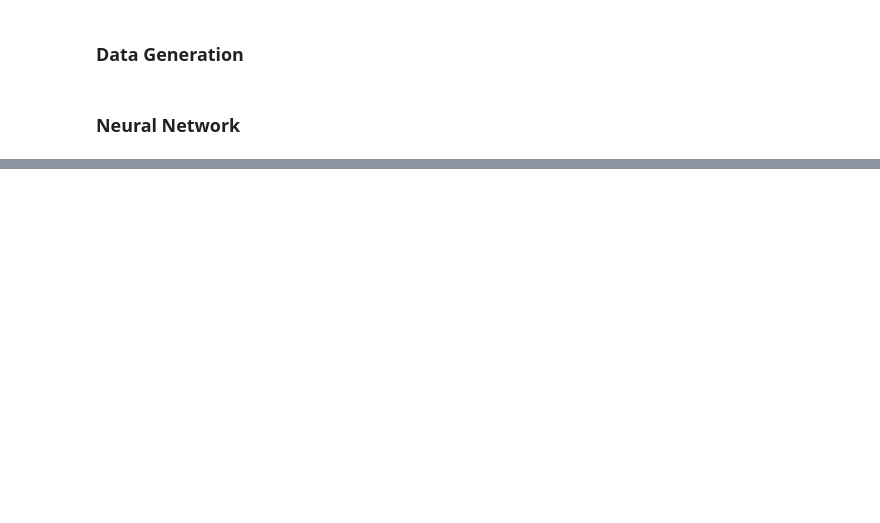
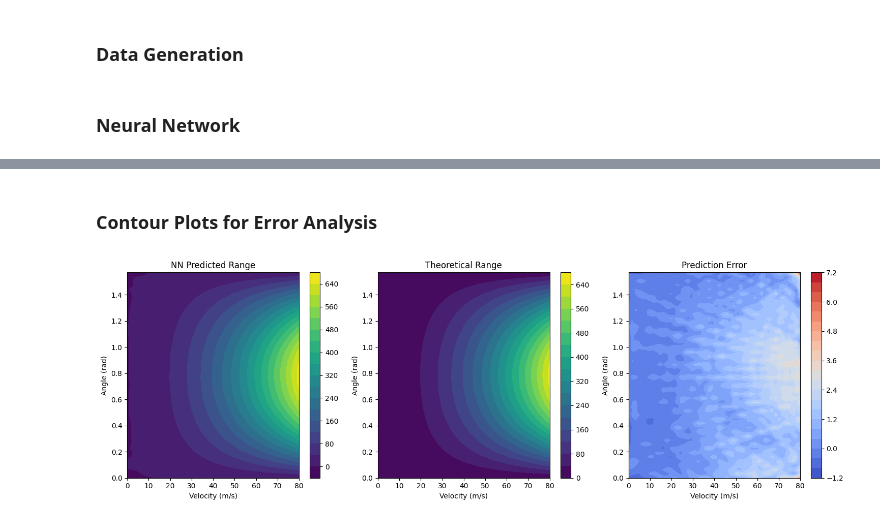
Before and after one commit to satyajitlion/Projectile_Motion_Network, a Jupyter notebook: projectile_motion.ipynb, the cells around one changed output, grey strips where cells are left out. Drawn from its saved outputs; the diff is of its cells as text; code cells hidden in the pictures; blank space fills up the shorter version.

```diff
--- a/projectile_motion.ipynb
+++ b/projectile_motion.ipynb
@@ -131,0 +243,35 @@ Epoch 10/10
+# %% [markdown]
+### Contour Plots for Error Analysis
+# %%
+plt.figure(figsize=(15, 5))
+
+# Predicted contours
+plt.subplot(131)
+plt.contourf(V, Theta, R_pred, 20, cmap='viridis')
+plt.colorbar()
+plt.title('NN Predicted Range')
+plt.xlabel('Velocity (m/s)')
+plt.ylabel('Angle (rad)')
+
+# Theoretical contours
+plt.subplot(132)
+plt.contourf(V, Theta, R_theory, 20, cmap='viridis')
+plt.colorbar()
+plt.title('Theoretical Range')
+plt.xlabel('Velocity (m/s)')
+plt.ylabel('Angle (rad)')
+
+# Error contours
+plt.subplot(133)
+contour = plt.contourf(V, Theta, R_pred - R_theory, 20, cmap='coolwarm')
+plt.colorbar(contour)
+plt.title('Prediction Error')
+plt.xlabel('Velocity (m/s)')
+plt.ylabel('Angle (rad)')
+
+plt.tight_layout()
+plt.savefig("contours.jpg", dpi=300) # Saves as JPG with 300 DPI
+plt.show()
+plt.close() # Close the plot to free memory
+# %% [output]
+[figure, added]
```
Also changed, not shown: parts of 13 cells of this notebook, 11 other files.
